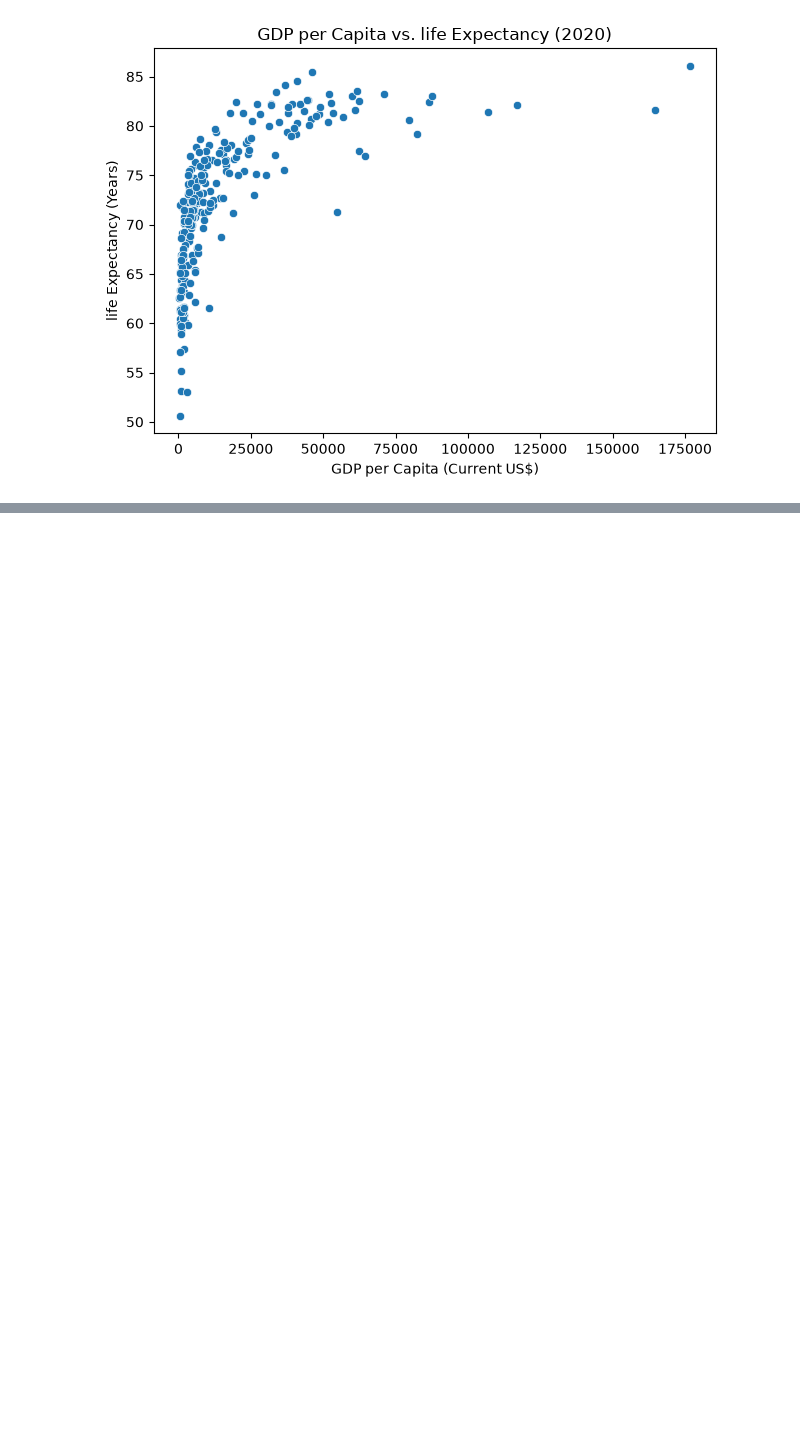
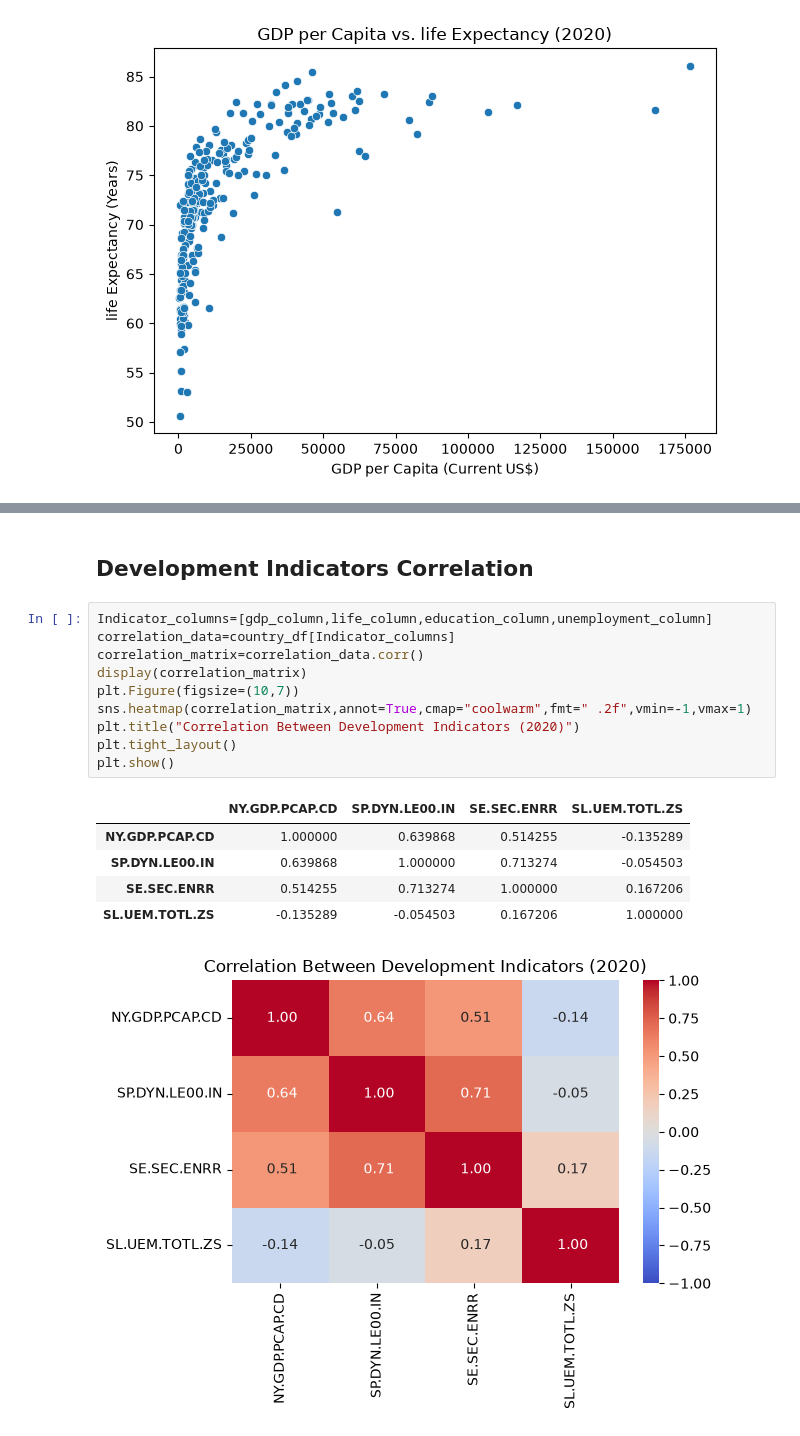
Before and after one commit to arezooadavi/world-development-indicators-analysis, a Jupyter notebook: WDI_Project.ipynb, the cells around one changed output, grey strips where cells are left out. Saved outputs shown, nothing was run; the diff lists cells and outputs as text; blank space fills up the shorter version.

```diff
--- a/WDI_Project.ipynb
+++ b/WDI_Project.ipynb
@@ -474,0 +539,19 @@ correlation: 0.64
+# %% [markdown]
+## Development Indicators Correlation
+# %%
+Indicator_columns=[gdp_column,life_column,education_column,unemployment_column]
+correlation_data=country_df[Indicator_columns]
+correlation_matrix=correlation_data.corr()
+display(correlation_matrix)
+plt.Figure(figsize=(10,7))
+sns.heatmap(correlation_matrix,annot=True,cmap="coolwarm",fmt=" .2f",vmin=-1,vmax=1)
+plt.title("Correlation Between Development Indicators (2020)")
+plt.tight_layout()
+plt.show()
+# %% [output]
+|  | NY.GDP.PCAP.CD | SP.DYN.LE00.IN | SE.SEC.ENRR | SL.UEM.TOTL.ZS |
+| NY.GDP.PCAP.CD | 1.000000 | 0.639868 | 0.514255 | -0.135289 |
+| SP.DYN.LE00.IN | 0.639868 | 1.000000 | 0.713274 | -0.054503 |
+| SE.SEC.ENRR | 0.514255 | 0.713274 | 1.000000 | 0.167206 |
+| SL.UEM.TOTL.ZS | -0.135289 | -0.054503 | 0.167206 | 1.000000 |
+[figure, added]
```
Also changed, not shown: parts of 9 cells of this notebook.
